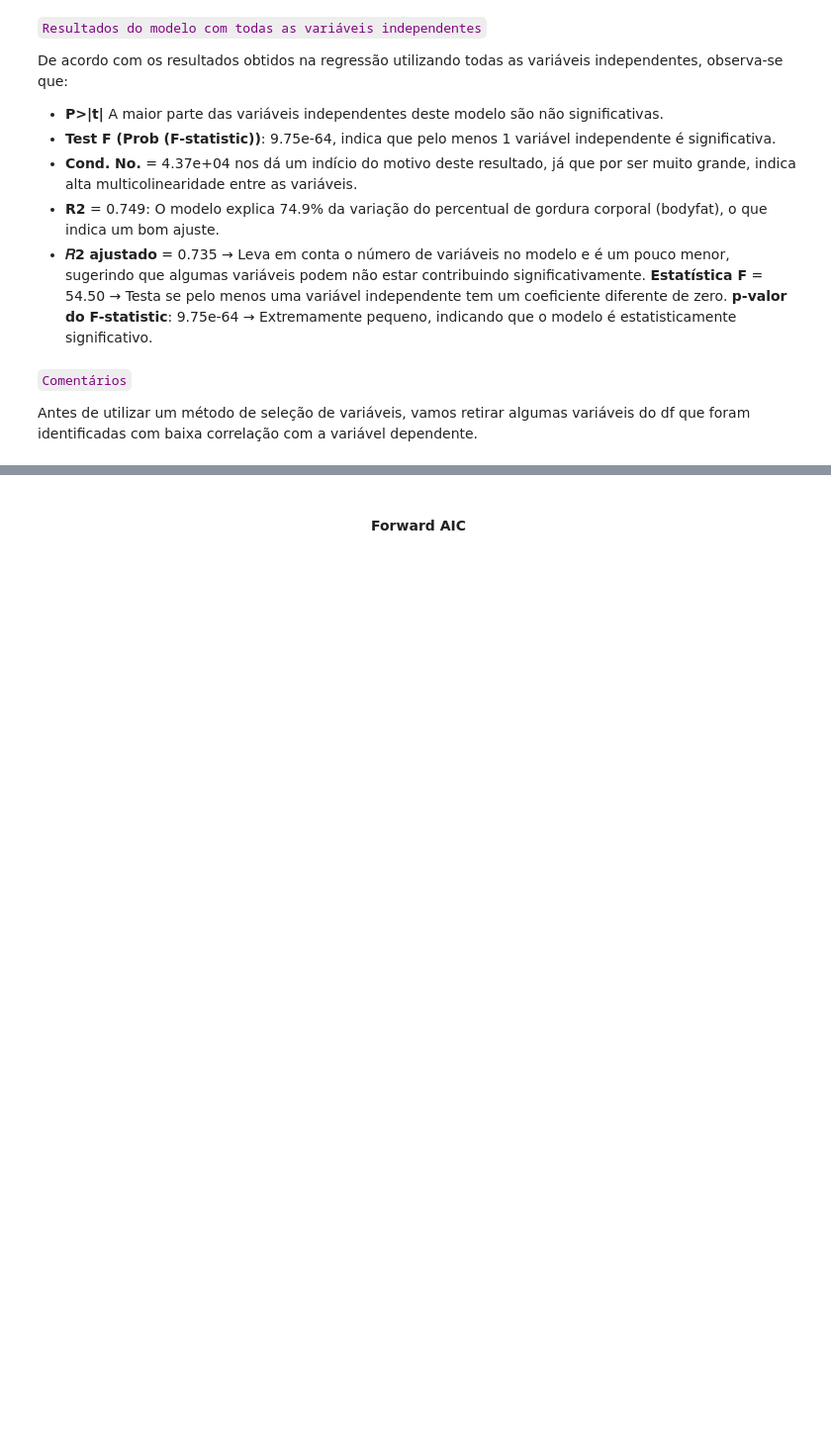
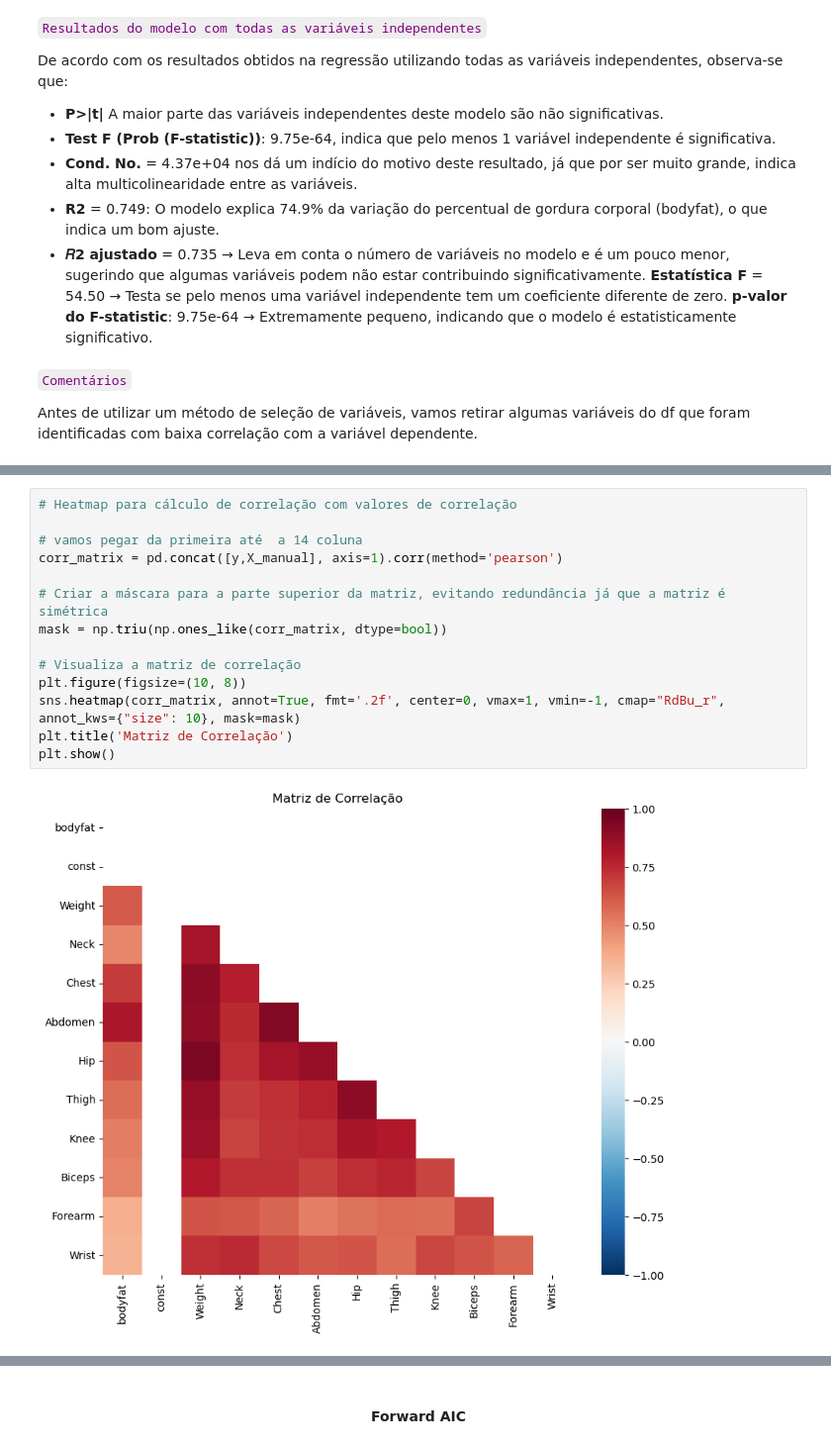
Before and after one commit to larissalemos/linear_regression_bodyfat, a Jupyter notebook: BodyFatRegression.ipynb, the cells around one changed output, grey strips where cells are left out. Shown at 99% size. Cells and saved outputs as stored; diff of their text form; blank space fills up the shorter version.

```diff
--- a/BodyFatRegression.ipynb
+++ b/BodyFatRegression.ipynb
@@ -703,3 +857,19 @@ pred_manual = manual.predict(X_manual)
+# %%
+# Heatmap para cálculo de correlação com valores de correlação
+
+# vamos pegar da primeira até  a 14 coluna
+corr_matrix = pd.concat([y,X_manual], axis=1).corr(method='pearson')
+
+# Criar a máscara para a parte superior da matriz, evitando redundância já que a matriz é simétrica
+mask = np.triu(np.ones_like(corr_matrix, dtype=bool))
+
+# Visualiza a matriz de correlação
+plt.figure(figsize=(10, 8))
+sns.heatmap(corr_matrix, annot=True, fmt='.2f', center=0, vmax=1, vmin=-1, cmap="RdBu_r", annot_kws={"size": 10}, mask=mask)
+plt.title('Matriz de Correlação')
+plt.show()
+# %% [output]
+[figure, added]
 # %% [markdown]
 ### <code style="color:green">Seleção de Variáveis</code>
 
```
Also changed, not shown: parts of 40 cells of this notebook.
